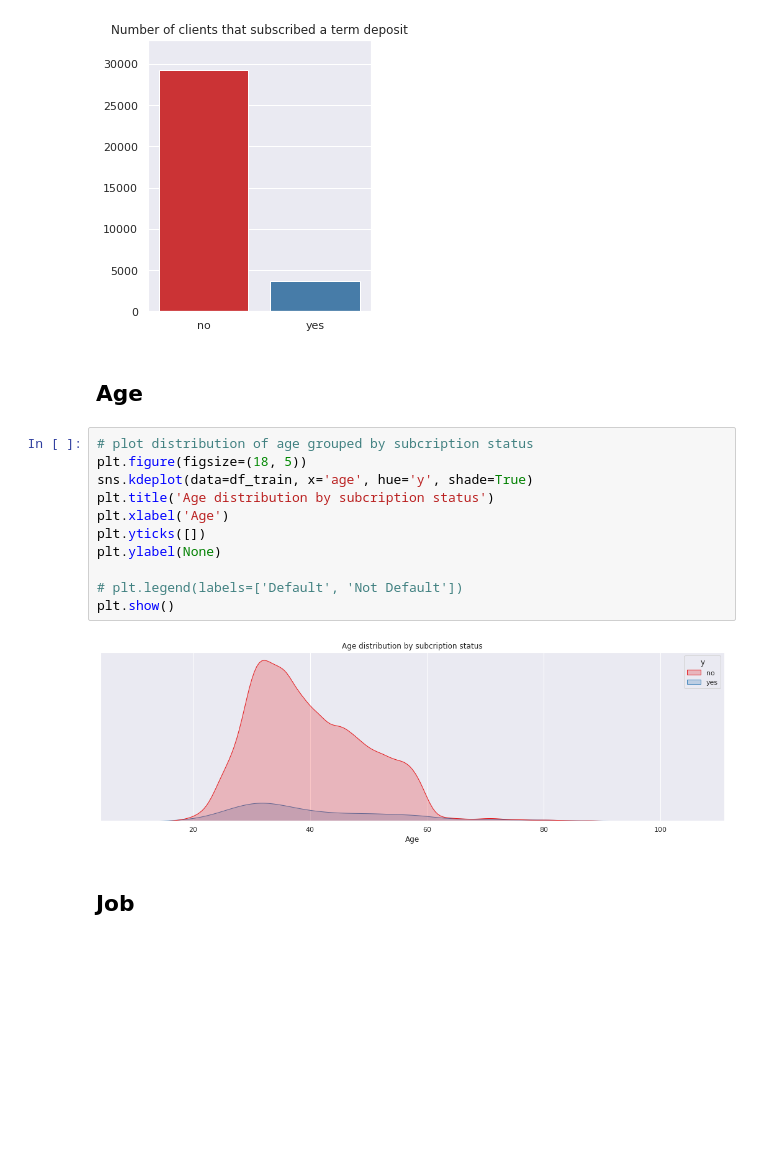
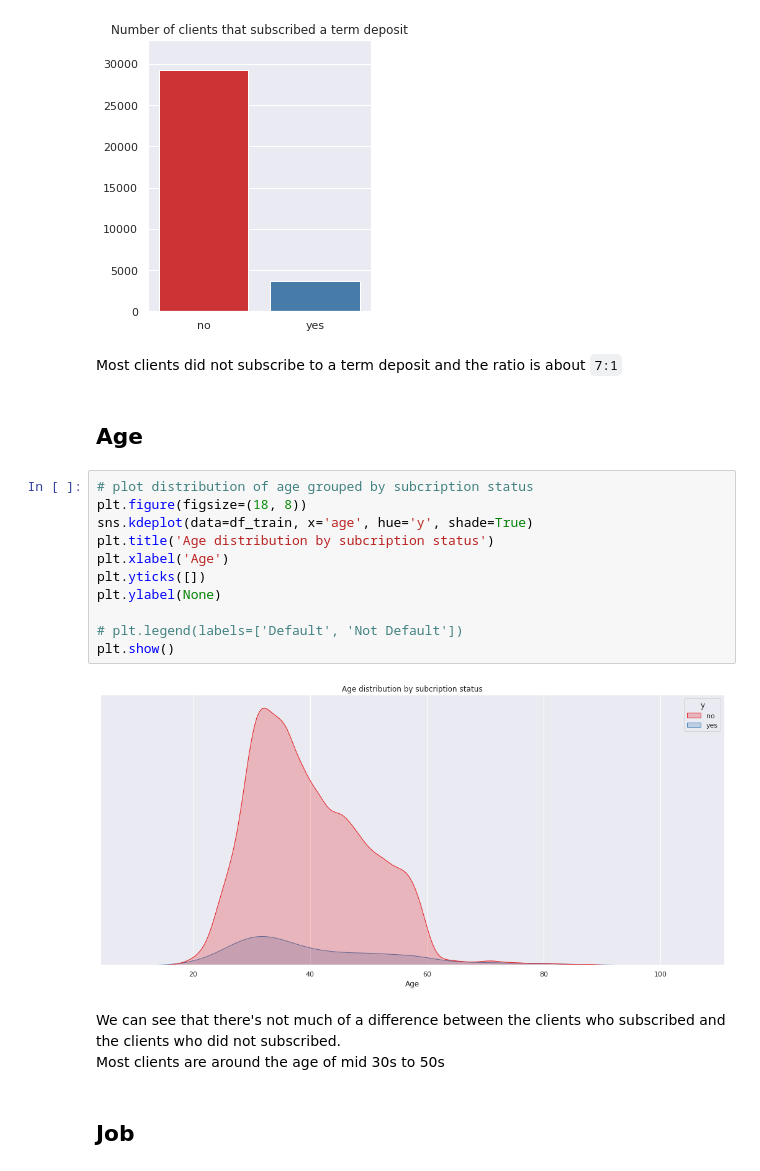
Before and after one commit to NikkiSatmaka/dendenmushi-campaign, a Jupyter notebook: h8dsft_Milestone2P1_nikki_satmaka.ipynb, the cells around one changed output. Saved outputs shown, nothing was run; the diff lists cells and outputs as text; blank space fills up the shorter version.

```diff
--- a/h8dsft_Milestone2P1_nikki_satmaka.ipynb
+++ b/h8dsft_Milestone2P1_nikki_satmaka.ipynb
@@ -531,21 +501,26 @@ plt.ylim(0, df_train.shape[0])
 plt.show()
 # %% [output]
 [figure]
+# %% [markdown]
+Most clients did not subscribe to a term deposit and the ratio is about `7:1`
 # %% [markdown]
 ## Age
 # %%
 # plot distribution of age grouped by subcription status
-plt.figure(figsize=(18, 5))
+plt.figure(figsize=(18, 8))
 sns.kdeplot(data=df_train, x='age', hue='y', shade=True)
 plt.title('Age distribution by subcription status')
 plt.xlabel('Age')
 plt.yticks([])
 plt.ylabel(None)
 
 # plt.legend(labels=['Default', 'Not Default'])
 plt.show()
 # %% [output]
-[figure, old version]
+[figure, new version]
+# %% [markdown]
+We can see that there's not much of a difference between the clients who subscribed and the clients who did not subscribed.\
+Most clients are around the age of mid 30s to 50s
 # %% [markdown]
 ## Job
 # %%
```
Also changed, not shown: parts of 24 cells of this notebook, 2 other files.
